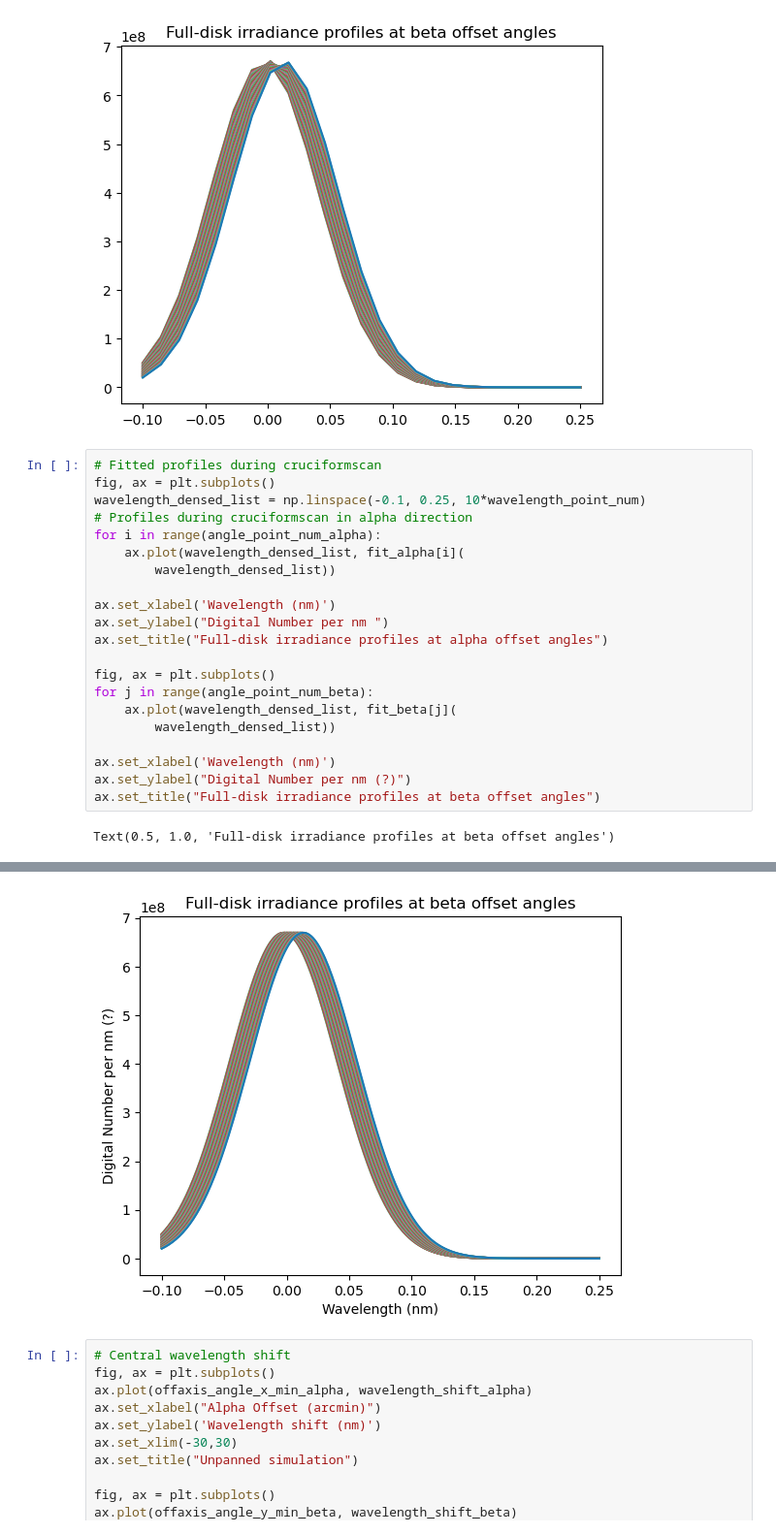
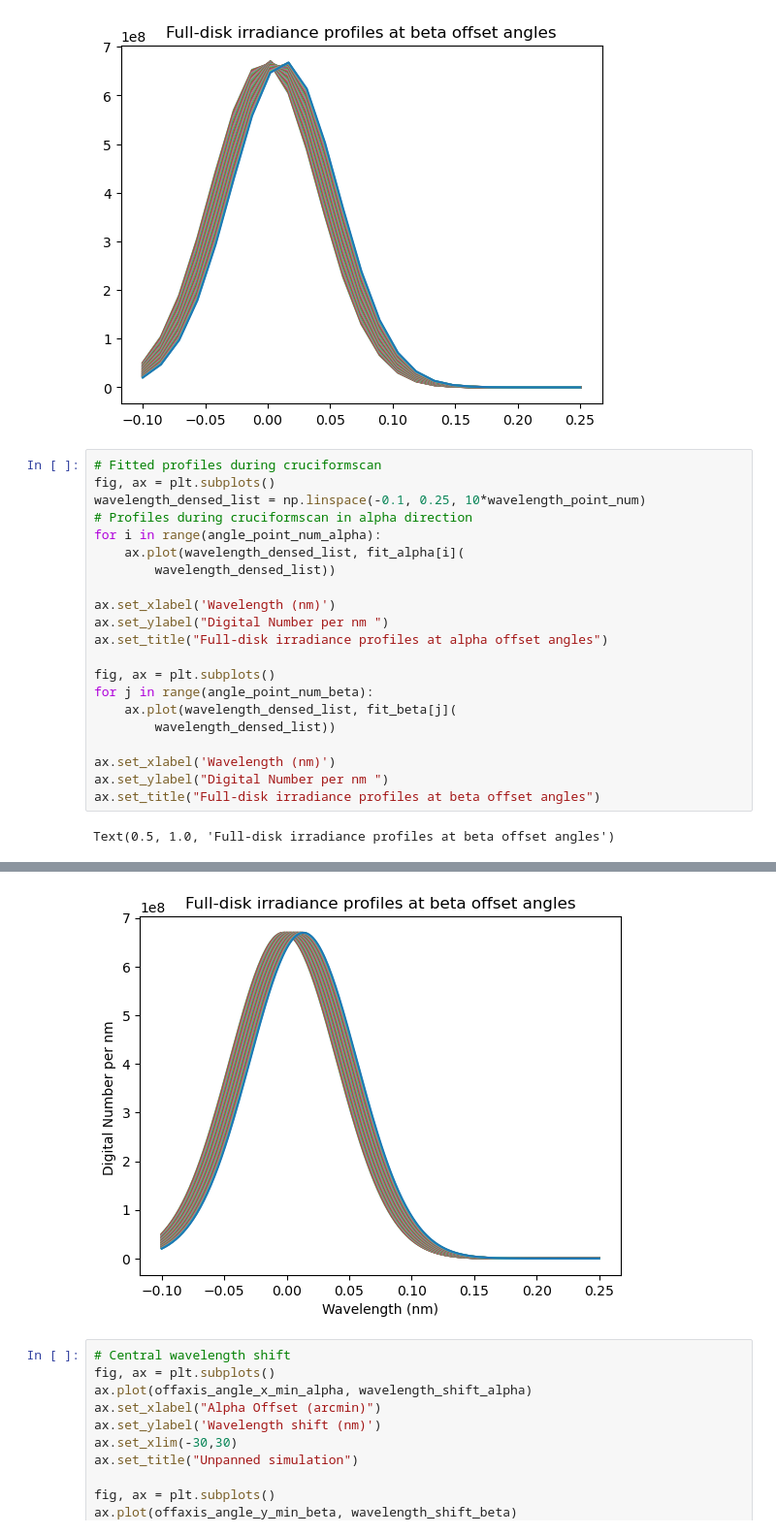
Before and after one commit to MaoChengzhi/EVE-spectrum-correction, a Jupyter notebook: AIA_main/output_visualization.ipynb, the cells around one changed output, grey strips where cells are left out. Shown at 97% size. Saved outputs shown, nothing was run; the diff lists cells and outputs as text.

```diff
--- a/AIA_main/output_visualization.ipynb
+++ b/AIA_main/output_visualization.ipynb
@@ -82,28 +82,28 @@ Text(0.5, 1.0, 'Full-disk irradiance profiles at beta offset angles')
 # %%
 # Fitted profiles during cruciformscan
 fig, ax = plt.subplots()
 wavelength_densed_list = np.linspace(-0.1, 0.25, 10*wavelength_point_num)
 # Profiles during cruciformscan in alpha direction
 for i in range(angle_point_num_alpha):
     ax.plot(wavelength_densed_list, fit_alpha[i](
         wavelength_densed_list))
 
 ax.set_xlabel('Wavelength (nm)')
 ax.set_ylabel("Digital Number per nm ")
 ax.set_title("Full-disk irradiance profiles at alpha offset angles")
 
 fig, ax = plt.subplots()
 for j in range(angle_point_num_beta):
     ax.plot(wavelength_densed_list, fit_beta[j](
         wavelength_densed_list))
 
 ax.set_xlabel('Wavelength (nm)')
-ax.set_ylabel("Digital Number per nm (?)")
+ax.set_ylabel("Digital Number per nm ")
 ax.set_title("Full-disk irradiance profiles at beta offset angles")
 # %% [output]
 Text(0.5, 1.0, 'Full-disk irradiance profiles at beta offset angles')
 [figure]
-[figure, old version]
+[figure, new version]
 # %%
 # Central wavelength shift
 fig, ax = plt.subplots()
```
Also changed, not shown: parts of 12 cells of this notebook, 14 other files.
